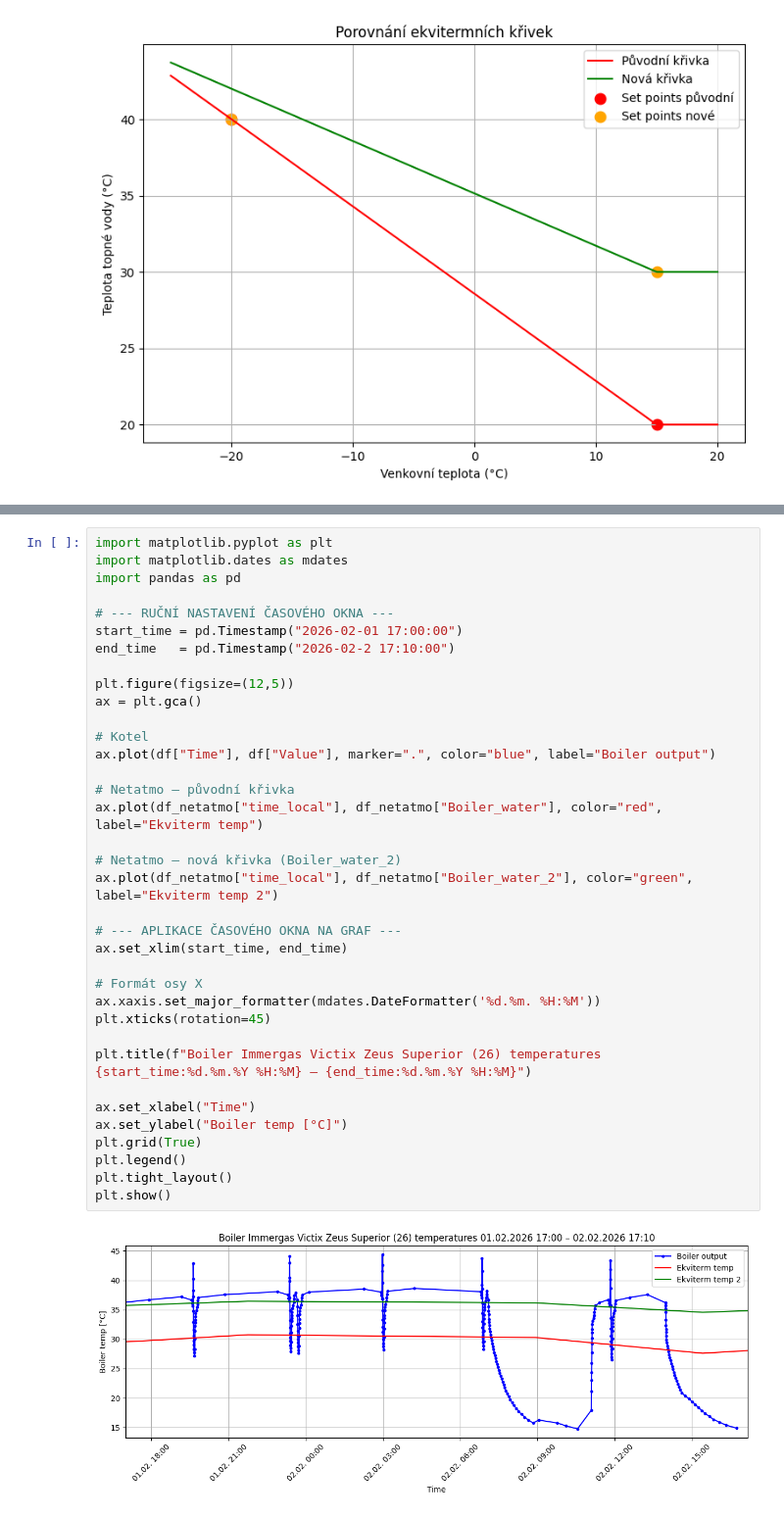
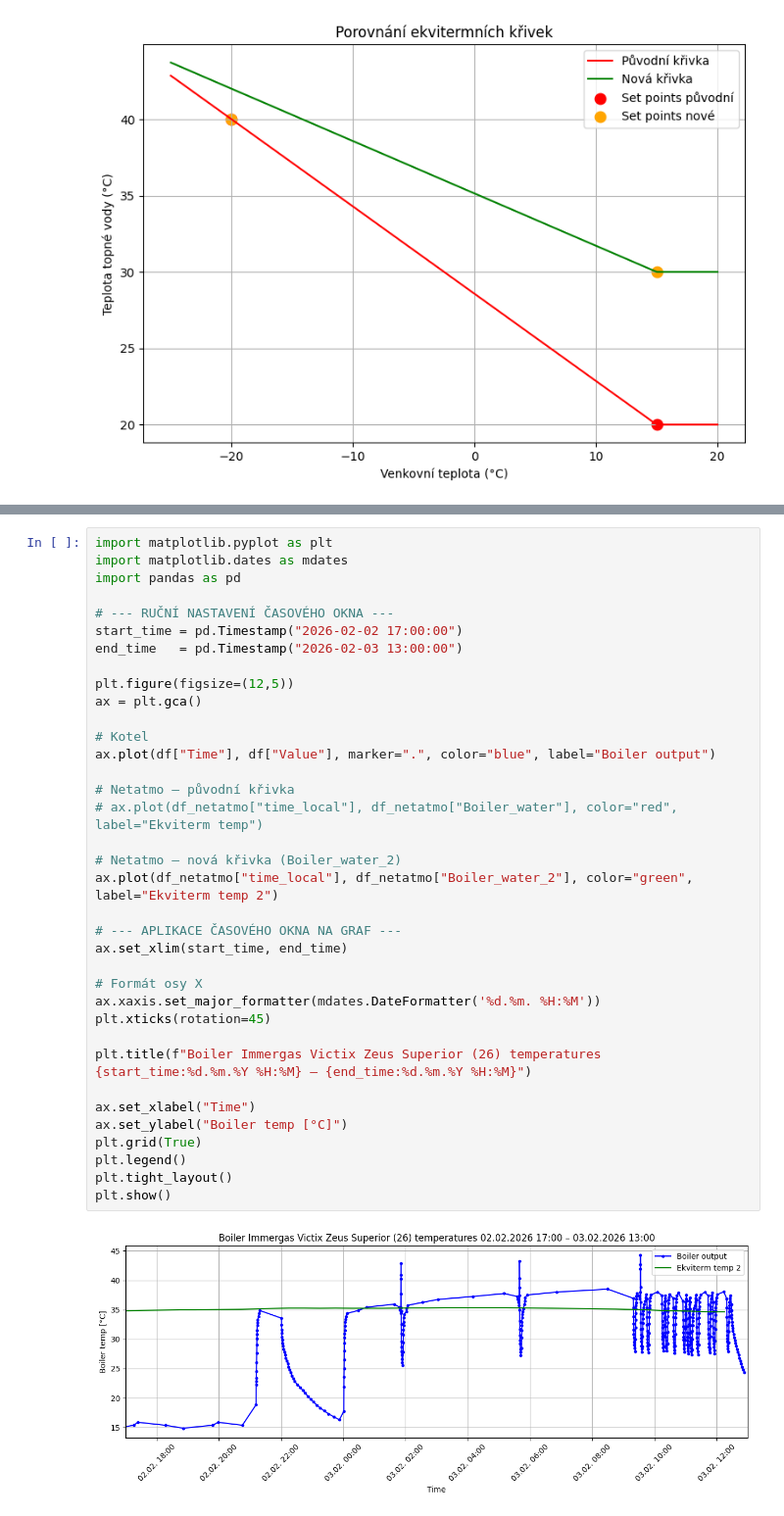
Before and after one commit to MarekCoderslab/Teploty_kotle, a Jupyter notebook: Teplota_kotle.ipynb, the cells around one changed output, grey strips where cells are left out. Shown at 98% size. Drawn from its saved outputs; the diff is of its cells as text.

```diff
--- a/Teplota_kotle.ipynb
+++ b/Teplota_kotle.ipynb
@@ -188,38 +200,38 @@ import matplotlib.dates as mdates
 import pandas as pd
 
 # --- RUČNÍ NASTAVENÍ ČASOVÉHO OKNA ---
-start_time = pd.Timestamp("2026-02-01 17:00:00")
-end_time   = pd.Timestamp("2026-02-2 17:10:00")
+start_time = pd.Timestamp("2026-02-02 17:00:00")
+end_time   = pd.Timestamp("2026-02-03 13:00:00")
 
 plt.figure(figsize=(12,5))
 ax = plt.gca()
 
 # Kotel
 ax.plot(df["Time"], df["Value"], marker=".", color="blue", label="Boiler output")
 
 # Netatmo – původní křivka
-ax.plot(df_netatmo["time_local"], df_netatmo["Boiler_water"], color="red", label="Ekviterm temp")
+# ax.plot(df_netatmo["time_local"], df_netatmo["Boiler_water"], color="red", label="Ekviterm temp")
 
 # Netatmo – nová křivka (Boiler_water_2)
 ax.plot(df_netatmo["time_local"], df_netatmo["Boiler_water_2"], color="green", label="Ekviterm temp 2")
 
 # --- APLIKACE ČASOVÉHO OKNA NA GRAF ---
 ax.set_xlim(start_time, end_time)
 
 # Formát osy X
 ax.xaxis.set_major_formatter(mdates.DateFormatter('%d.%m. %H:%M'))
 plt.xticks(rotation=45)
 
 plt.title(f"Boiler Immergas Victix Zeus Superior (26) temperatures {start_time:%d.%m.%Y %H:%M} – {end_time:%d.%m.%Y %H:%M}")
 
 ax.set_xlabel("Time")
 ax.set_ylabel("Boiler temp [°C]")
 plt.grid(True)
 plt.legend()
 plt.tight_layout()
 plt.show()
 # %% [output]
-[figure, old version]
+[figure, new version]
 # %%
 import pandas as pd
 import matplotlib.pyplot as plt
```
Also changed, not shown: parts of 9 cells of this notebook, 5 other files.
